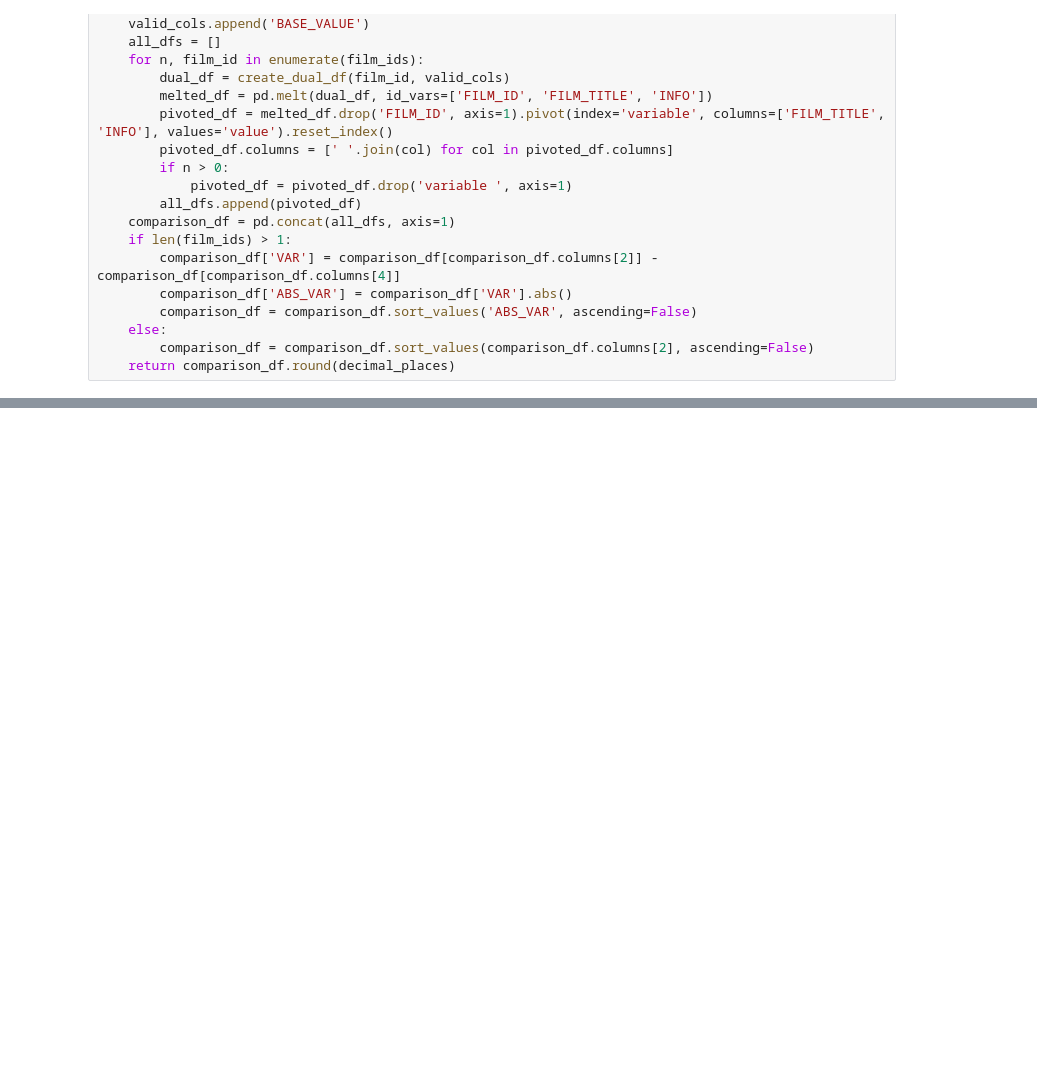
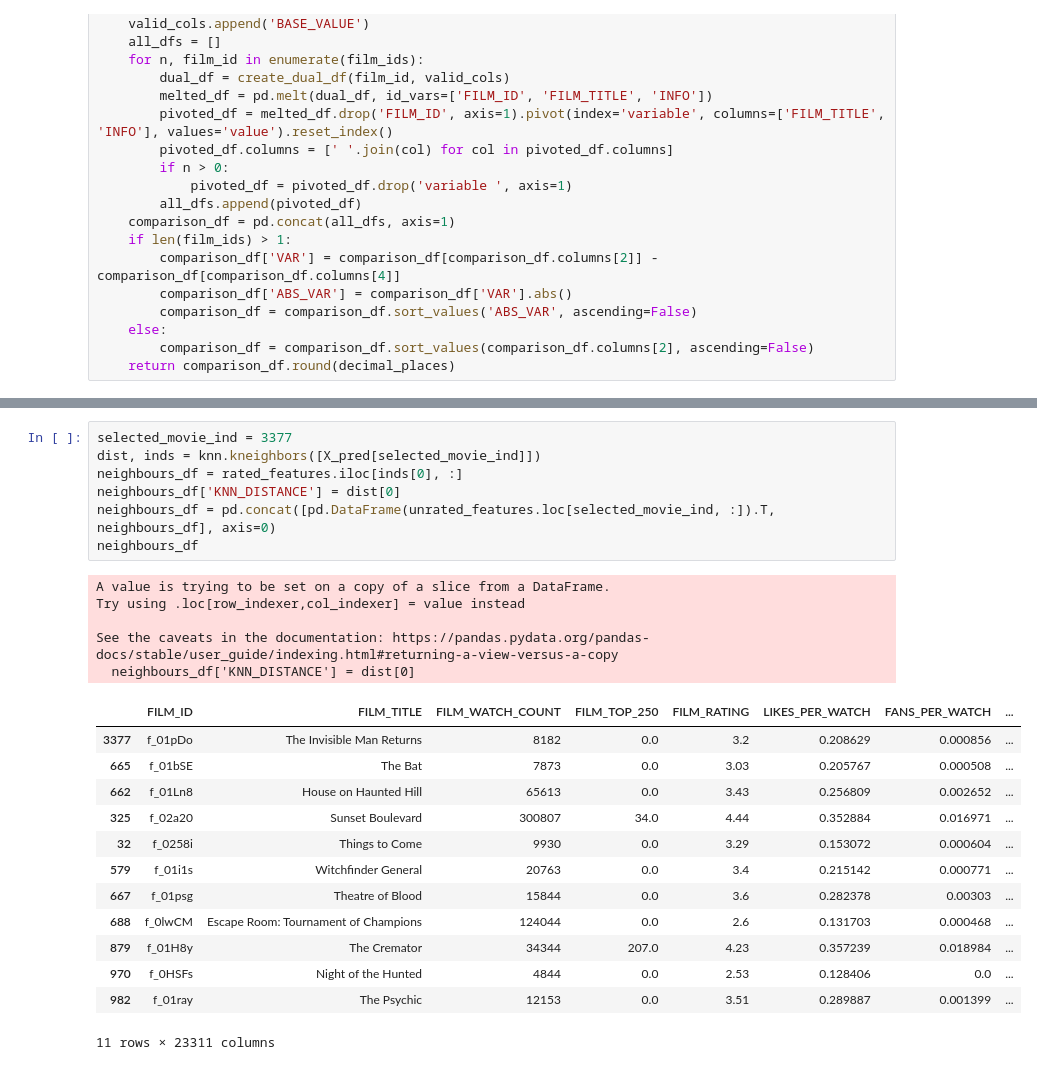
Before and after one commit to TD1138/letterboxd-app, a Jupyter notebook: lib/notebooks/AlgoDebugging.ipynb, the cells around one changed output, grey strips where cells are left out. Drawn from its saved outputs; the diff is of its cells as text; blank space fills up the shorter version.

```diff
--- a/lib/notebooks/AlgoDebugging.ipynb
+++ b/lib/notebooks/AlgoDebugging.ipynb
@@ -156,0 +517,26 @@ sns.scatterplot(pred_df, x='FILM_RATING', y='EITHER_SCORE', hue='RATED')
+# %%
+selected_movie_ind = 3377
+dist, inds = knn.kneighbors([X_pred[selected_movie_ind]])
+neighbours_df = rated_features.iloc[inds[0], :]
+neighbours_df['KNN_DISTANCE'] = dist[0]
+neighbours_df = pd.concat([pd.DataFrame(unrated_features.loc[selected_movie_ind, :]).T, neighbours_df], axis=0)
+neighbours_df
+# %% [output]
+A value is trying to be set on a copy of a slice from a DataFrame.
+Try using .loc[row_indexer,col_indexer] = value instead
+
+See the caveats in the documentation: https://pandas.pydata.org/pandas-docs/stable/user_guide/indexing.html#returning-a-view-versus-a-copy
+  neighbours_df['KNN_DISTANCE'] = dist[0]
+|  | FILM_ID | FILM_TITLE | FILM_WATCH_COUNT | FILM_TOP_250 | FILM_RATING | LIKES_PER_WATCH | FANS_PER_WATCH | ... |
+| 3377 | f_01pDo | The Invisible Man Returns | 8182 | 0.0 | 3.2 | 0.208629 | 0.000856 | ... |
+| 665 | f_01bSE | The Bat | 7873 | 0.0 | 3.03 | 0.205767 | 0.000508 | ... |
+| 662 | f_01Ln8 | House on Haunted Hill | 65613 | 0.0 | 3.43 | 0.256809 | 0.002652 | ... |
+| 325 | f_02a20 | Sunset Boulevard | 300807 | 34.0 | 4.44 | 0.352884 | 0.016971 | ... |
+| 32 | f_0258i | Things to Come | 9930 | 0.0 | 3.29 | 0.153072 | 0.000604 | ... |
+| 579 | f_01i1s | Witchfinder General | 20763 | 0.0 | 3.4 | 0.215142 | 0.000771 | ... |
+| 667 | f_01psg | Theatre of Blood | 15844 | 0.0 | 3.6 | 0.282378 | 0.00303 | ... |
+| 688 | f_0lwCM | Escape Room: Tournament of Champions | 124044 | 0.0 | 2.6 | 0.131703 | 0.000468 | ... |
+| 879 | f_01H8y | The Cremator | 34344 | 207.0 | 4.23 | 0.357239 | 0.018984 | ... |
+| 970 | f_0HSFs | Night of the Hunted | 4844 | 0.0 | 2.53 | 0.128406 | 0.0 | ... |
+| 982 | f_01ray | The Psychic | 12153 | 0.0 | 3.51 | 0.289887 | 0.001399 | ... |
+11 rows × 23311 columns
```
Also changed, not shown: parts of 19 cells of this notebook.
